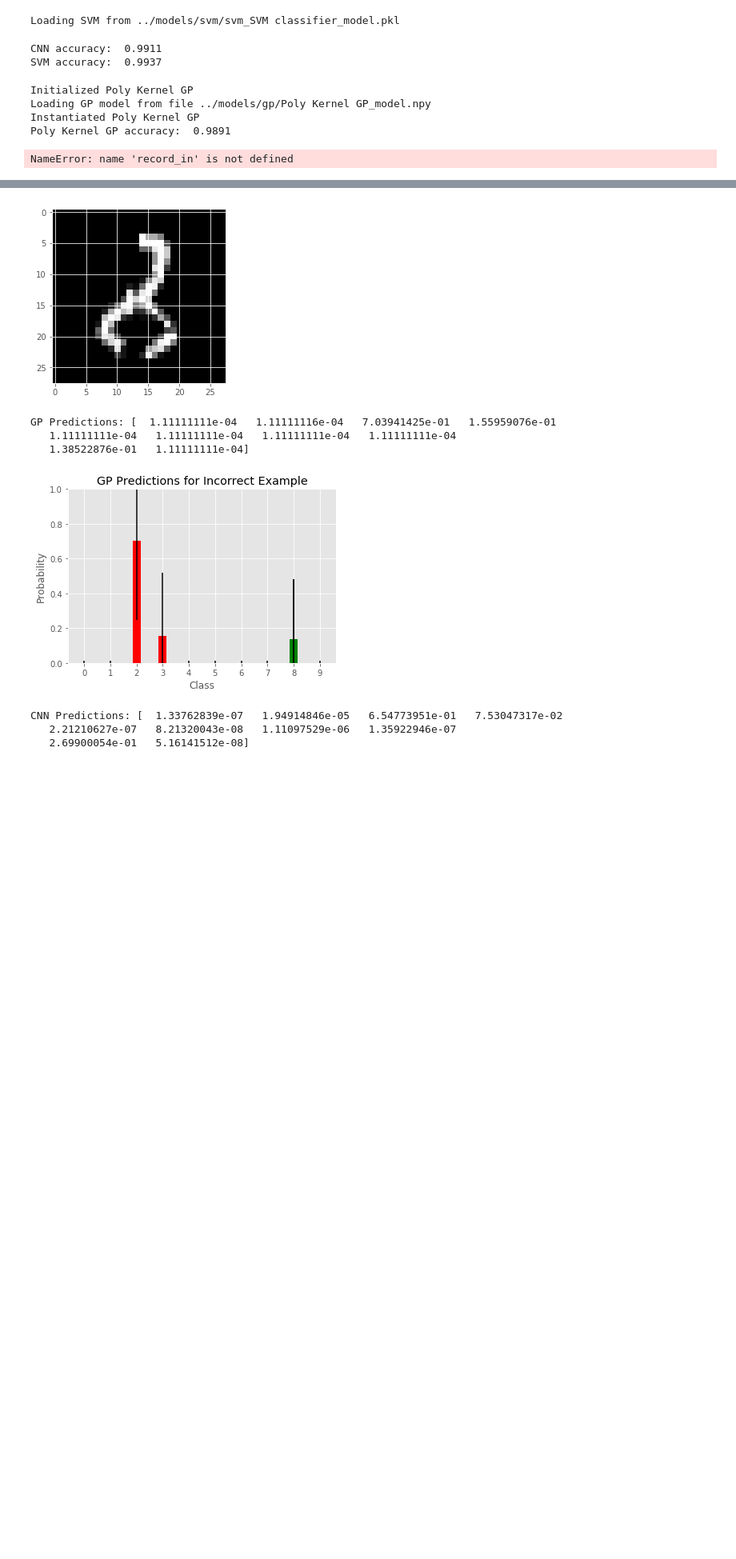
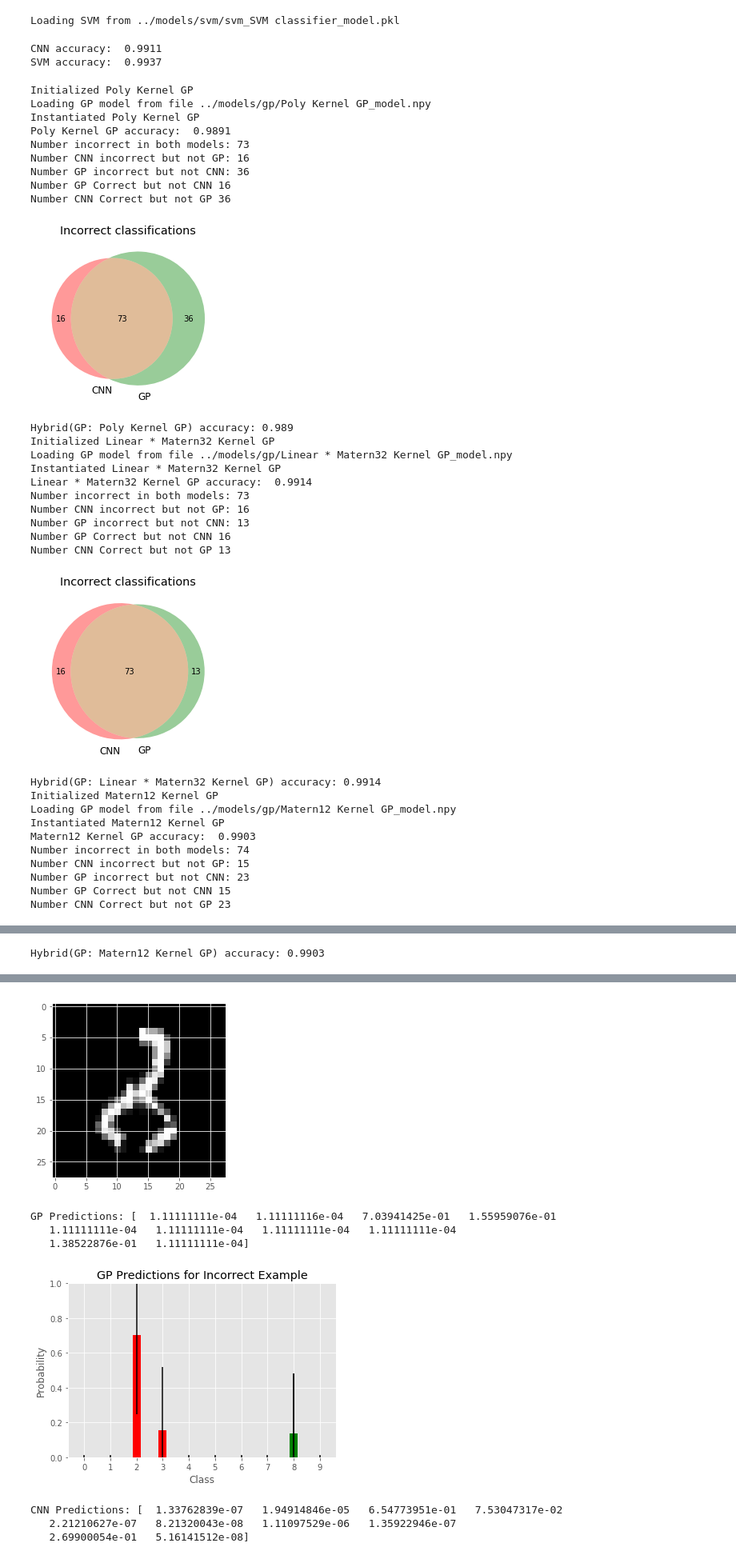
Before and after one commit to flyingsilverfin/CNN_GP_MNIST, a Jupyter notebook: src/Evaluation.ipynb, the cells around one changed output, grey strips where cells are left out. Shown: that part at 80% size. Saved outputs shown, nothing was run; the diff lists cells and outputs as text; code cells hidden in the pictures; blank space fills up the shorter version.

```diff
--- a/src/Evaluation.ipynb
+++ b/src/Evaluation.ipynb
@@ -71,14 +72,15 @@ svm_model = SVM_MNIST(mnist_train_features, ys_train, nb_classes=10, retrain=Fal
 # %% [output]
 Loading SVM from ../models/svm/svm_SVM classifier_model.pkl
 # %%
+
 hybrid_models = []
 #for tol in np.arange(0, 2.0, 0.5):
 #    hybrid_models.append(Hybrid_MNIST(accept_cnn_tolerance = tol))
-for tol in np.arange(0.1, 0.9, 0.1):
-    hybrid_models.append(Hybrid_MNIST(accept_cnn_tolerance = tol, stronger_criterion=True))
-# hybrid_models.append(Hybrid_MNIST(accept_cnn_tolerance = 0.5, stronger_criterion=True))
-# hybrid_models.append(Hybrid_MNIST(accept_cnn_tolerance = 0.25, stronger_criterion=True))
-# hybrid_models.append(Hybrid_MNIST(accept_cnn_tolerance = 0.75, stronger_criterion=True))
+#for tol in np.arange(0.1, 0.6, 0.1):
+#    hybrid_models.append(Hybrid_MNIST(accept_cnn_tolerance = tol, stronger_criterion=True))
+hybrid_models.append(Hybrid_MNIST(accept_cnn_tolerance = 0.2, stronger_criterion=True))
+#hybrid_models.append(Hybrid_MNIST(accept_cnn_tolerance = 0.275, stronger_criterion=True))
+#hybrid_models.append(Hybrid_MNIST(accept_cnn_tolerance = 0.75, stronger_criterion=True))
 # %%
 # instantiate models we want to test
 # only one at a time here to avoid interference
@@ -102,7 +104,7 @@ get_gp_model = [
                      minibatch=8000,
                      whitevar_trainable=False,
                      feat_trainable=True,
-                     name="Linear * Matern32 Kernel params2 GP",
+                     name="Linear * Matern32 Kernel GP",
                      retrain=False),
                 lambda: GP_MNIST_SVGP(kernel=[gpflow.kernels.Matern12],
                      whitevar=0.1,
@@ -243,6 +245,8 @@ data.write([record_in, subkey, svm_model.name], mnist_svm_accuracy)
 CNN accuracy:  0.9911
 SVM accuracy:  0.9937
 # %%
+accuracies = {}
+accuracies[cnn_model.name] = mnist_cnn_accuracy # save for plotting
 # GP
 for gp_model_getter in get_gp_model:
     gp_model = gp_model_getter()
@@ -251,6 +255,7 @@ for gp_model_getter in get_gp_model:
     mnist_gp_classes = np.argmax(mnist_gp_mu, axis=1)
     mnist_gp_correct = correct_classes == mnist_gp_classes
     mnist_gp_accuracy = np.count_nonzero(mnist_gp_correct) / n
+    accuracies[gp_model.name] = mnist_gp_accuracy
     print(gp_model.name, "accuracy: ", mnist_gp_accuracy)
     data.write([record_in, subkey, gp_model.name], mnist_gp_accuracy)
 
@@ -265,34 +270,63 @@ for gp_model_getter in get_gp_model:
     print("Number GP incorrect but not CNN:", np.count_nonzero(mnist_gp_incorrect) -  both_incorrect)
     both_incorrect_imgs = mnist_test_imgs[mnist_overlap_incorrect]
     #plt.imshow(both_incorrect_imgs[0])
 
     gp_correct_not_cnn = mnist_gp_correct & ~mnist_cnn_correct
     print("Number GP Correct but not CNN", np.count_nonzero(gp_correct_not_cnn))
 
     cnn_correct_not_gp = mnist_cnn_correct & ~mnist_gp_correct
     print("Number CNN Correct but not GP", np.count_nonzero(cnn_correct_not_gp))
 
 
     plt.figure(figsize=(4,4))
-    v = venn2(subsets=(np.count_nonzero(gp_correct_not_cnn),np.count_nonzero(cnn_correct_not_gp), both_incorrect), set_labels = ('GP', 'CNN', 'Both'))
+    v = venn2(subsets=(np.count_nonzero(gp_correct_not_cnn),np.count_nonzero(cnn_correct_not_gp), both_incorrect), set_labels = ('CNN', 'GP', 'Both'))
     plt.title("Incorrect classifications")
     #plt.annotate('Unknown set', xy=v.get_label_by_id('100').get_position() - np.array([0, 0.05]), xytext=(-70,-70),
     #             ha='center', textcoords='offset points', bbox=dict(boxstyle='round,pad=0.5', fc='gray', alpha=0.1),
     #             arrowprops=dict(arrowstyle='->', connectionstyle='arc3,rad=0.5',color='gray'))
+    plt.savefig('../results/figs/mnist/venn_' + gp_model.name + '.pdf', bbox_inches='tight')
     plt.show()
 
     for hybrid in hybrid_models:
         name = hybrid.name + "(GP: {})".format(gp_model.name)
-        hybrid_pred, hybrid_mus, hybrid_vars = hybrid.combine_predictions(mnist_cnn_preds, mnist_gp_mu, mnist_gp_var)
-        hybrid_classes = hybrid_pred[:, 1]
+        hybrid_pred, hybrid_mus, hybrid_vars = hybrid.combine_predictions(mnist_cnn_preds, mnist_gp_mu, mnist_gp_var, verbose=False)
+        hybrid_classes = hybrid_pred[:, 1].astype(int)
         hybrid_correct = correct_classes == hybrid_classes
+        #print(hybrid_correct)
         hybrid_accuracy = np.count_nonzero(hybrid_correct) / n
         print(name, "accuracy:", hybrid_accuracy)
         data.write([record_in, subkey, name], hybrid_accuracy)
+        accuracies[hybrid.name] = hybrid_accuracy
     del gp_model
 # %% [output]
 Initialized Poly Kernel GP
 Loading GP model from file ../models/gp/Poly Kernel GP_model.npy
 Instantiated Poly Kernel GP
 Poly Kernel GP accuracy:  0.9891
+Number incorrect in both models: 73
+Number CNN incorrect but not GP: 16
+Number GP incorrect but not CNN: 36
+Number GP Correct but not CNN 16
+Number CNN Correct but not GP 36
+[figure, added]
-NameError: name 'record_in' is not defined
+Hybrid(GP: Poly Kernel GP) accuracy: 0.989
+Initialized Linear * Matern32 Kernel GP
+Loading GP model from file ../models/gp/Linear * Matern32 Kernel GP_model.npy
+Instantiated Linear * Matern32 Kernel GP
+Linear * Matern32 Kernel GP accuracy:  0.9914
+Number incorrect in both models: 73
+Number CNN incorrect but not GP: 16
+Number GP incorrect but not CNN: 13
+Number GP Correct but not CNN 16
+Number CNN Correct but not GP 13
+[figure, added]
+Hybrid(GP: Linear * Matern32 Kernel GP) accuracy: 0.9914
+Initialized Matern12 Kernel GP
+Loading GP model from file ../models/gp/Matern12 Kernel GP_model.npy
+Instantiated Matern12 Kernel GP
+Matern12 Kernel GP accuracy:  0.9903
+Number incorrect in both models: 74
+Number CNN incorrect but not GP: 15
+Number GP incorrect but not CNN: 23
+Number GP Correct but not CNN 15
+Number CNN Correct but not GP 23
@@ -298,0 +334 @@ NameError: name 'record_in' is not defined
+Hybrid(GP: Matern12 Kernel GP) accuracy: 0.9903
```
Also changed, not shown: parts of 17 cells of this notebook, 12 other files.
